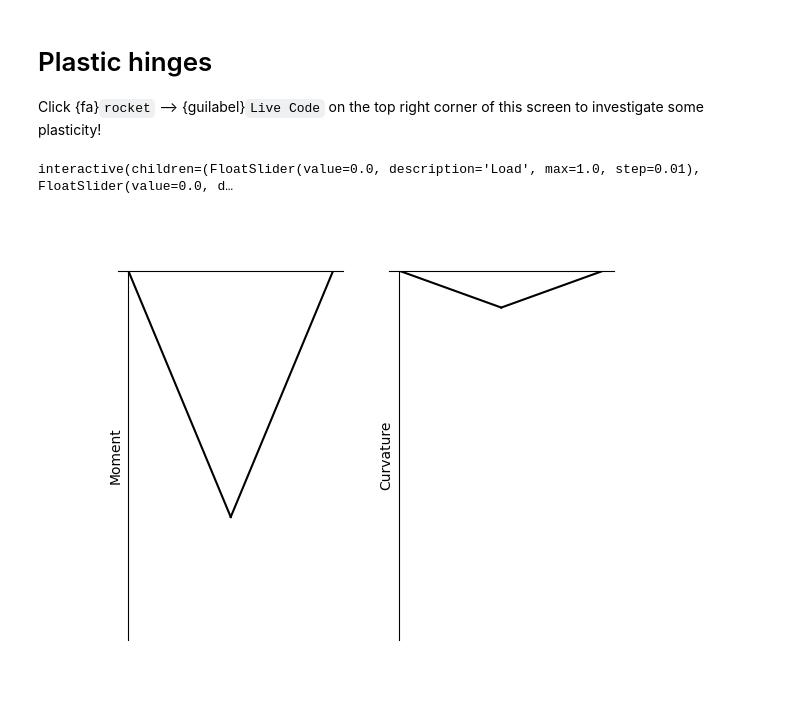
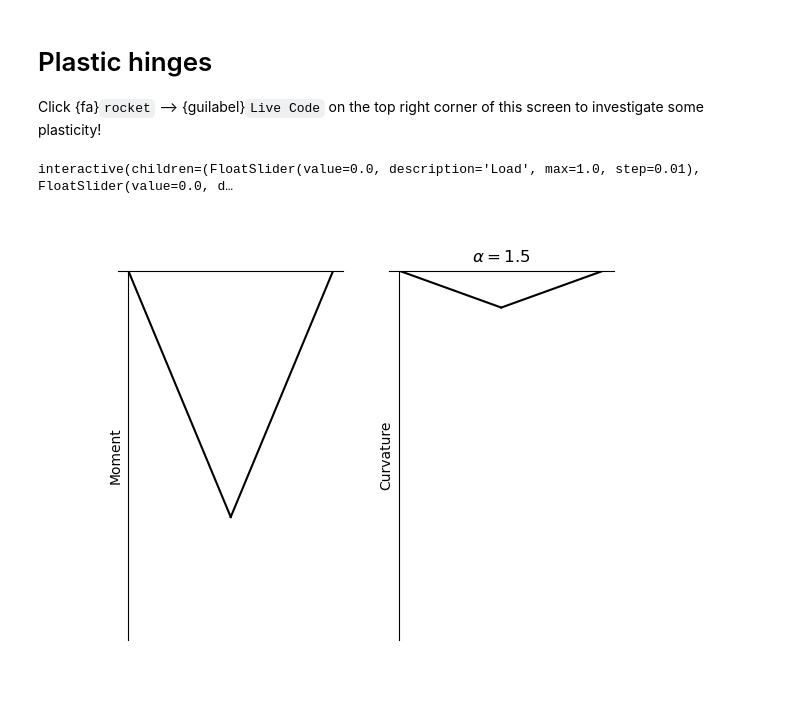
Before and after one commit to TeachBooks/Structural-Mechanics-4, a Jupyter notebook: book/advanced_structural_mechanics/plastic_hinge.ipynb, the cells around one changed output. Drawn from its saved outputs; the diff is of its cells as text; code cells hidden in the pictures.

```diff
--- a/book/advanced_structural_mechanics/plastic_hinge.ipynb
+++ b/book/advanced_structural_mechanics/plastic_hinge.ipynb
@@ -104,31 +104,33 @@ def update_plot(M_mid, c_nump):
     kappa_plastic_2 = []
     for moment in M_plastic_1:
         kappa_plastic_1.append(solve_kappa(k_linspace,M_linspace,moment))
     for moment in M_plastic_2:
         kappa_plastic_2.append(solve_kappa(k_linspace,M_linspace,moment))
     kappa_pl_max = solve_kappa(k_linspace,M_linspace,M_pl_max)
 
     ax2.plot(x_elastic_1,kappa_1,color='black')
     ax2.plot(x_plastic_1,kappa_plastic_1,color='red')
     ax2.plot(x_plastic_2,kappa_plastic_2,color='red')
     ax2.plot(x_elastic_2,kappa_2,color='black')
     ax2.set_ylim([0,kappa_pl_max])
     ax2.invert_yaxis()
     ax1.spines['right'].set_color('none')
     ax1.spines['top'].set_color('none')
     ax1.set_xticklabels([])
     ax2.spines['right'].set_color('none')
     ax2.spines['top'].set_color('none')
     ax2.spines['left'].set_position('zero')
     ax2.spines['bottom'].set_position('zero')
     ax2.set_xticklabels([])
     ax2.set_yticklabels([])
     ax2.set_xticks([])
     ax2.set_yticks([])
     ax2.set_ylabel('Curvature')
+    title = r'$\alpha=$'+str(np.round(alpha_nump(c = c_nump),3))
+    ax2.set_title(title)
     plt.draw()
 
 widgets.interact(update_plot, M_mid = M_mid_slider, c_nump = c_slider);
 # %% [output]
 interactive(children=(FloatSlider(value=0.0, description='Load', max=1.0, step=0.01), FloatSlider(value=0.0, d…
-[figure, old version]
+[figure, new version]
```
Also changed, not shown: 1 other file.
